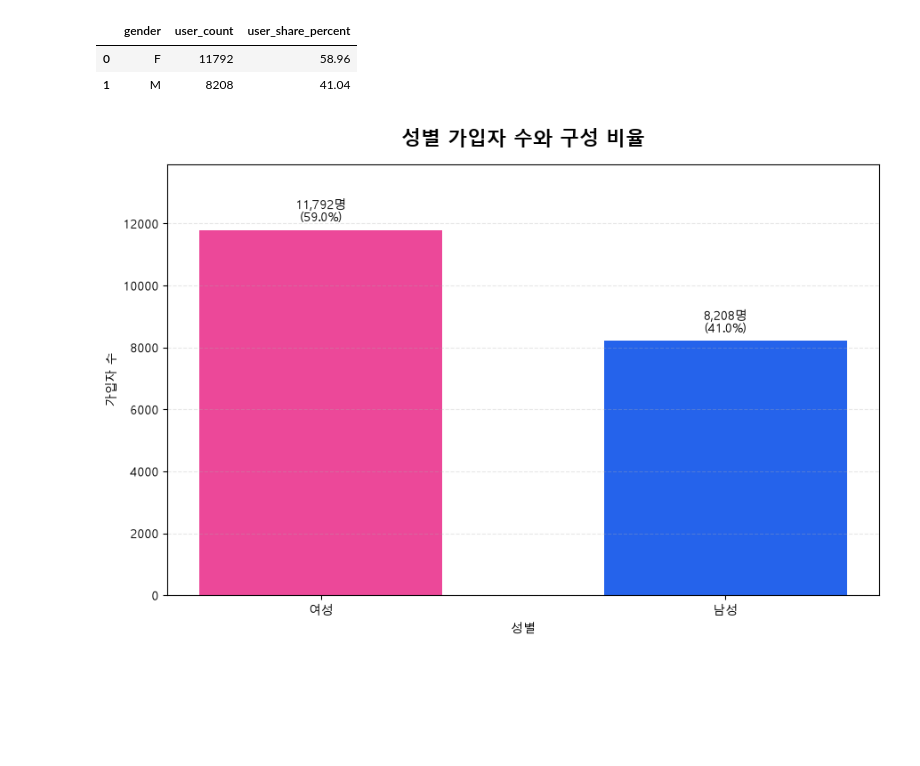
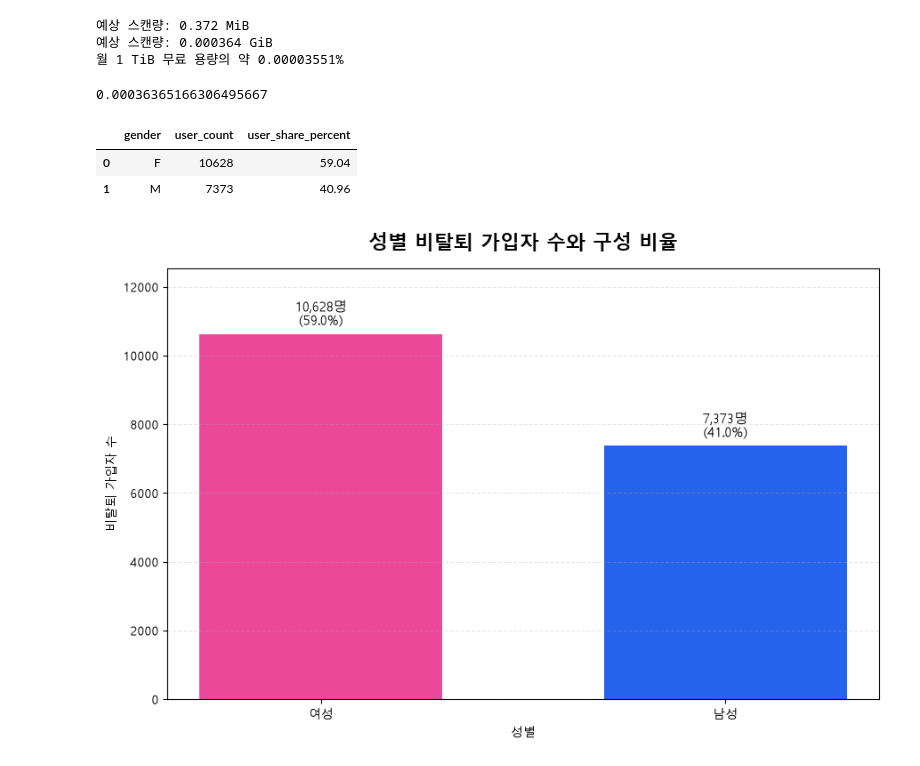
Before and after one commit to hyungmin0629/ping-v2, a Jupyter notebook: notebooks/acquisition.ipynb, the cells around one changed output. Drawn from its saved outputs; the diff is of its cells as text; code cells hidden in the pictures; blank space fills up the shorter version.

```diff
--- a/notebooks/acquisition.ipynb
+++ b/notebooks/acquisition.ipynb
@@ -453,42 +665,57 @@ cost(gender_signup_sql)
+# %%
+cost(gender_non_withdrawn_signup_sql)
+# %% [output]
+예상 스캔량: 0.372 MiB
+예상 스캔량: 0.000364 GiB
+월 1 TiB 무료 용량의 약 0.00003551%
+0.00036365166306495667
 # %%
-df_gender_signup = bq.query(
-    gender_signup_sql
+df_gender_non_withdrawn = bq.query(
+    gender_non_withdrawn_signup_sql
 ).to_dataframe()
 
-df_gender_signup
+df_gender_non_withdrawn
 # %% [output]
 |  | gender | user_count | user_share_percent |
-| 0 | F | 11792 | 58.96 |
-| 1 | M | 8208 | 41.04 |
+| 0 | F | 10628 | 59.04 |
+| 1 | M | 7373 | 40.96 |
 # %%
+import platform
 import matplotlib.pyplot as plt
 
-plt.rcParams["font.family"] = "Malgun Gothic"
+system_name = platform.system()
+
+if system_name == "Windows":
+    plt.rcParams["font.family"] = "Malgun Gothic"
+elif system_name == "Darwin":
+    plt.rcParams["font.family"] = "AppleGothic"
+
 plt.rcParams["axes.unicode_minus"] = False
 
-gender_chart = df_gender_signup.copy()
+gender_chart = df_gender_non_withdrawn.copy()
 
-# 데이터에 저장된 성별 코드를 한글로 변경
-gender_chart["gender_label"] = gender_chart["gender"].replace({
-    "M": "남성",
-    "MALE": "남성",
-    "F": "여성",
-    "FEMALE": "여성",
-    "UNKNOWN": "미입력"
-})
+gender_chart["gender_label"] = (
+    gender_chart["gender"].replace({
+        "F": "여성",
+        "FEMALE": "여성",
+        "M": "남성",
+        "MALE": "남성",
+        "UNKNOWN": "미입력"
+    })
+)
 
-fig, ax = plt.subplots(figsize=(9, 6))
-
-colors = {
+color_map = {
+    "여성": "#EC4899",
     "남성": "#2563EB",
-    "여성": "#EC4899",
     "미입력": "#94A3B8"
 }
 
 bar_colors = [
-    colors.get(gender, "#64748B")
+    color_map.get(gender, "#64748B")
     for gender in gender_chart["gender_label"]
 ]
+
+fig, ax = plt.subplots(figsize=(9, 6))
 
 bars = ax.bar(
     gender_chart["gender_label"],
@@ -496,40 +723,37 @@ bars = ax.bar(
     color=bar_colors,
     width=0.6
 )
 
-# 가입자 수와 비율 표시
 labels = [
-    f"{count:,.0f}명\n({ratio:.1f}%)"
-    for count, ratio in zip(
+    f"{count:,.0f}명\n({share:.1f}%)"
+    for count, share in zip(
         gender_chart["user_count"],
         gender_chart["user_share_percent"]
     )
 ]
 
 ax.bar_label(
     bars,
     labels=labels,
     padding=5,
-    fontsize=10
+    fontsize=11
 )
 
 ax.set_title(
-    "성별 가입자 수와 구성 비율",
+    "성별 비탈퇴 가입자 수와 구성 비율",
     fontsize=16,
     fontweight="bold",
     pad=15
 )
 ax.set_xlabel("성별")
-ax.set_ylabel("가입자 수")
-ax.grid(axis="y", linestyle="--", alpha=0.3)
-
-# 막대 위 글자가 잘리지 않도록 공간 확보
+ax.set_ylabel("비탈퇴 가입자 수")
 ax.set_ylim(
     0,
     gender_chart["user_count"].max() * 1.18
 )
+ax.grid(axis="y", linestyle="--", alpha=0.3)
 
 plt.tight_layout()
 plt.show()
 # %% [output]
-[figure, old version]
+[figure, new version]
```
Also changed, not shown: parts of 14 cells of this notebook, 1 other file.
